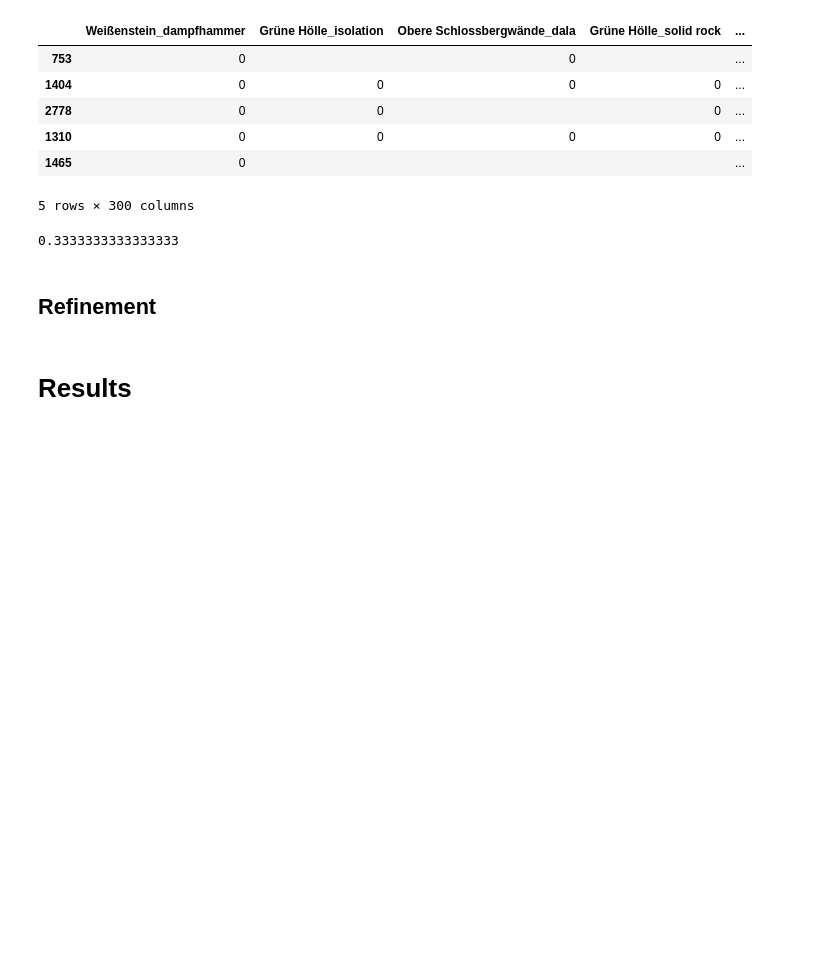
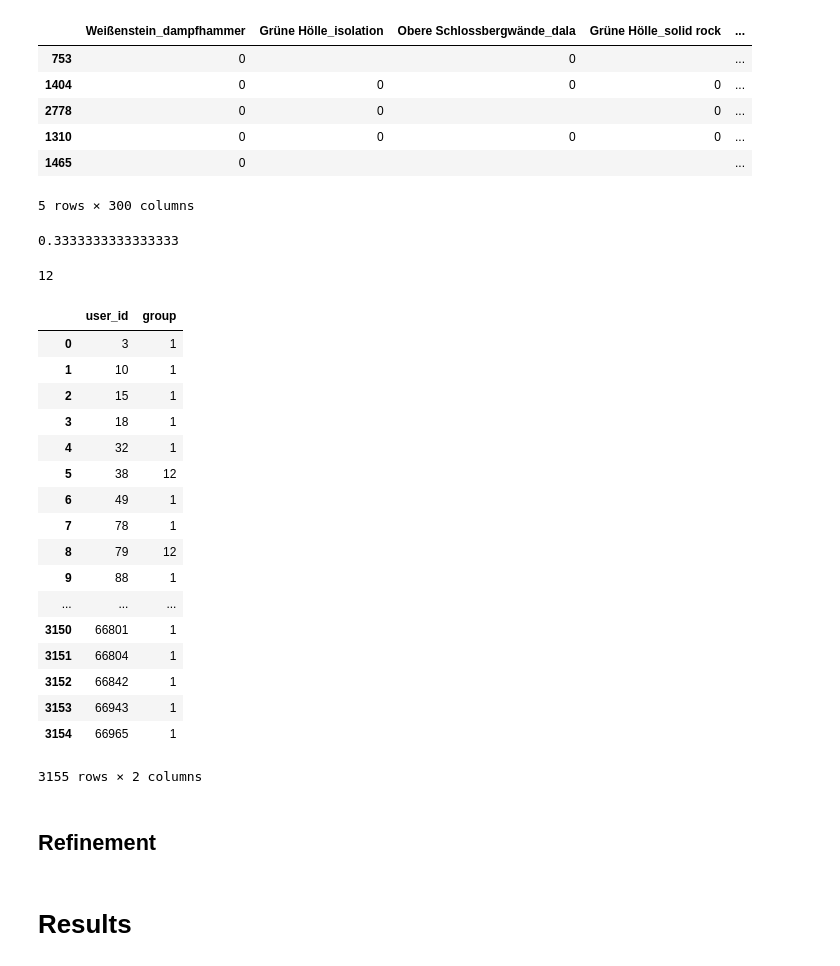
Before and after one commit to killakalle/8anu_Exploration, a Jupyter notebook: 8anu_Exploration.ipynb, the cells around one changed output. Saved outputs shown, nothing was run; the diff lists cells and outputs as text; code cells hidden in the pictures; blank space fills up the shorter version.

Commit message:
function cluster_membership

```diff
--- a/8anu_Exploration.ipynb
+++ b/8anu_Exploration.ipynb
@@ -830,0 +825,24 @@ def cluster_membership(user_id):
+# %%
+clustered[clustered['user_id'] == 38]['group'].iloc[0]
+
+clustered[['user_id', 'group']]
+# %% [output]
+12
+|  | user_id | group |
+| 0 | 3 | 1 |
+| 1 | 10 | 1 |
+| 2 | 15 | 1 |
+| 3 | 18 | 1 |
+| 4 | 32 | 1 |
+| 5 | 38 | 12 |
+| 6 | 49 | 1 |
+| 7 | 78 | 1 |
+| 8 | 79 | 12 |
+| 9 | 88 | 1 |
+| ... | ... | ... |
+| 3150 | 66801 | 1 |
+| 3151 | 66804 | 1 |
+| 3152 | 66842 | 1 |
+| 3153 | 66943 | 1 |
+| 3154 | 66965 | 1 |
+3155 rows × 2 columns
```
Also changed, not shown: parts of 2 cells of this notebook.
